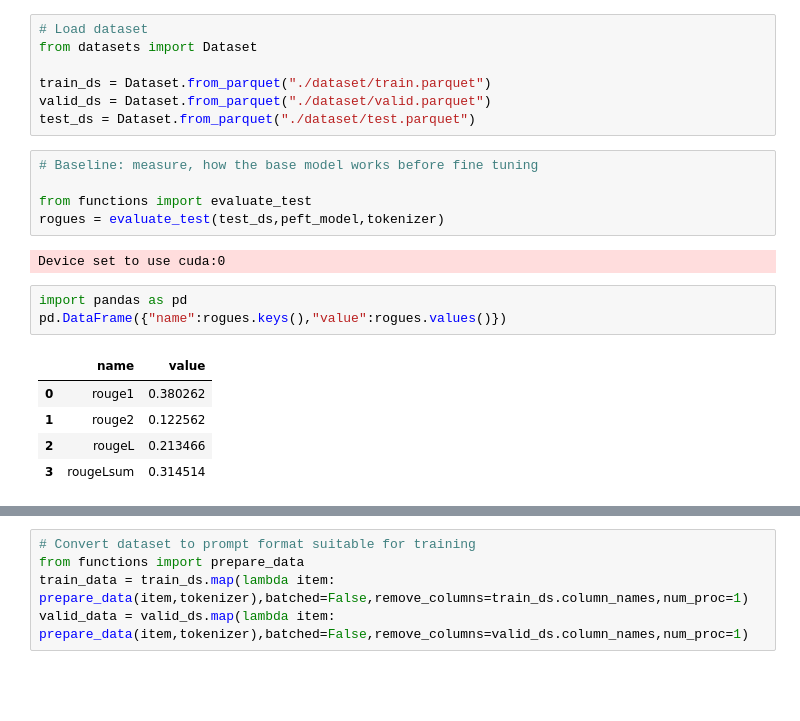
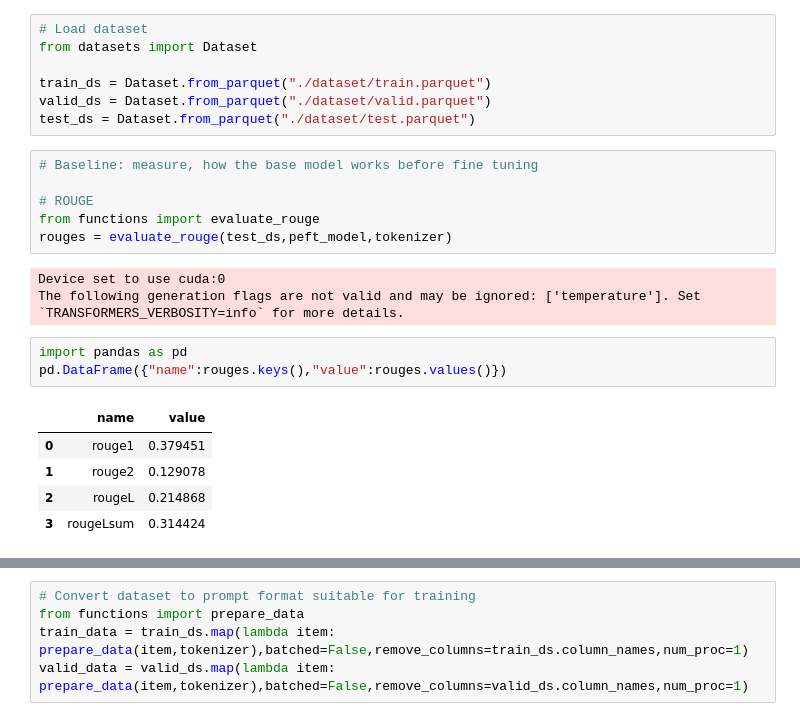
Before and after one commit to AndreyGermanov/qwen3_scientific_summarization, a Jupyter notebook: train.ipynb, the cells around one changed output, grey strips where cells are left out. Cells and saved outputs as stored; diff of their text form; blank space fills up the shorter version.

```diff
--- a/train.ipynb
+++ b/train.ipynb
@@ -55,16 +56,18 @@ test_ds = Dataset.from_parquet("./dataset/test.parquet")
 # %%
 # Baseline: measure, how the base model works before fine tuning
 
-from functions import evaluate_test
-rogues = evaluate_test(test_ds,peft_model,tokenizer)
+# ROUGE
+from functions import evaluate_rouge
+rouges = evaluate_rouge(test_ds,peft_model,tokenizer)
 # %% [output]
 Device set to use cuda:0
+The following generation flags are not valid and may be ignored: ['temperature']. Set `TRANSFORMERS_VERBOSITY=info` for more details.
 # %%
 import pandas as pd
-pd.DataFrame({"name":rogues.keys(),"value":rogues.values()})
+pd.DataFrame({"name":rouges.keys(),"value":rouges.values()})
 # %% [output]
 |  | name | value |
-| 0 | rouge1 | 0.380262 |
-| 1 | rouge2 | 0.122562 |
-| 2 | rougeL | 0.213466 |
-| 3 | rougeLsum | 0.314514 |
+| 0 | rouge1 | 0.379451 |
+| 1 | rouge2 | 0.129078 |
+| 2 | rougeL | 0.214868 |
+| 3 | rougeLsum | 0.314424 |
```
Also changed, not shown: parts of 7 cells of this notebook, 2 other files.
